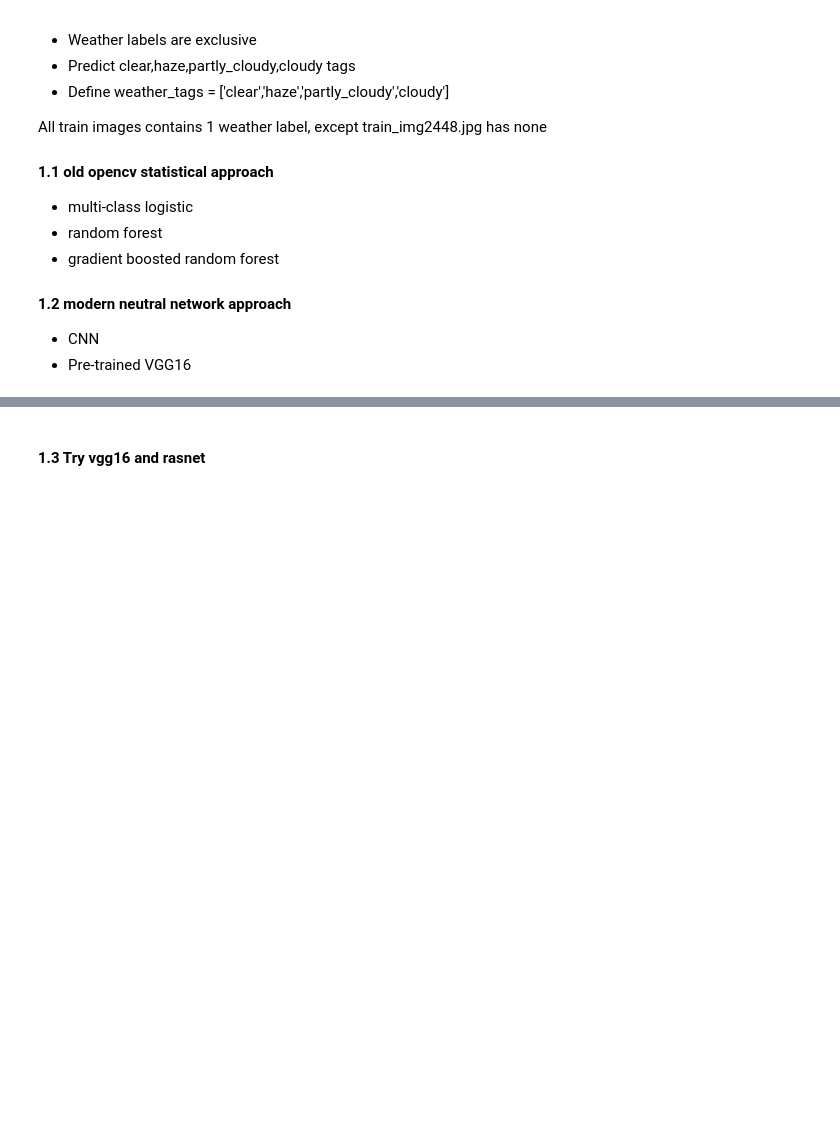
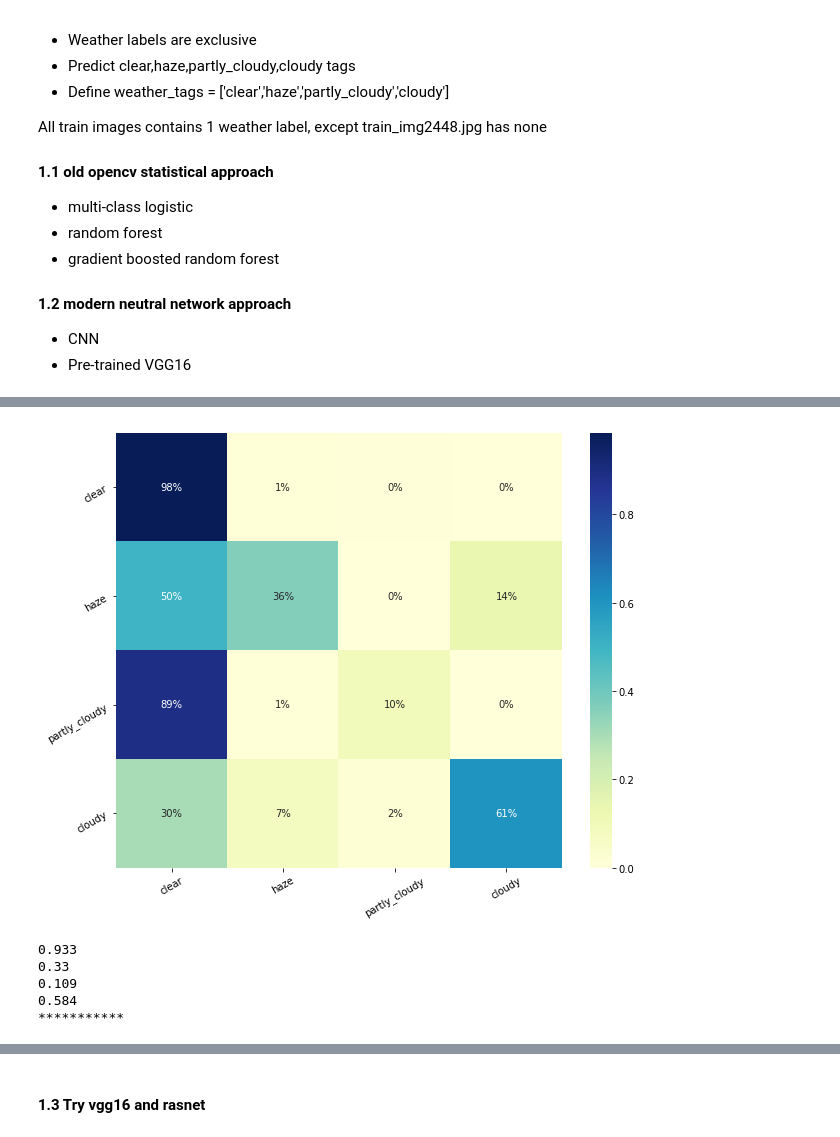
Before and after one commit to mumuxi15/02-Data-Science-Project, a Jupyter notebook: Multilabel image classification/Planet.ipynb, the cells around one changed output, grey strips where cells are left out. Cells and saved outputs as stored; diff of their text form; code cells hidden in the pictures; blank space fills up the shorter version.

```diff
--- a/Multilabel image classification/Planet.ipynb
+++ b/Multilabel image classification/Planet.ipynb
@@ -463,0 +493,29 @@ y_pred_test  = cnn.predict(X_test)
+# %%
+""" Weather labels"""
+def categorical_to_array(y):
+    y.columns=range(len(y.columns))
+    y = pd.get_dummies(y).idxmax(1)
+    return y.values
+
+plot_confusion_matrix(categorical_to_array(y_test[weather]),np.argmax(y_pred_test[0], axis=1),x_labels=weather)
+# %% [output]
+[figure, added]
+# %%
+def multilabel_confusion_matrix(y_pred,y_true):
+    y_pred = (y_pred > 0.5)*1
+    for n in range(13):
+        print (round(fbeta_score(y_true.iloc[:,n], y_pred[:,n], average='binary', beta=2),3))
+        M = confusion_matrix(y_true.iloc[:,n], y_pred[:,n])
+#         sns.heatmap(M, annot=True,fmt='d',cmap="YlGnBu")
+#         plt.show()
+    print ('***********')
+
+
+multilabel_confusion_matrix(y_pred_train[1],y_train[1])
+multilabel_confusion_matrix(y_pred_test[1],y_test[land_use])
+# %% [output]
+0.933
+0.33
+0.109
+0.584
+***********
```
Also changed, not shown: parts of 24 cells of this notebook.
